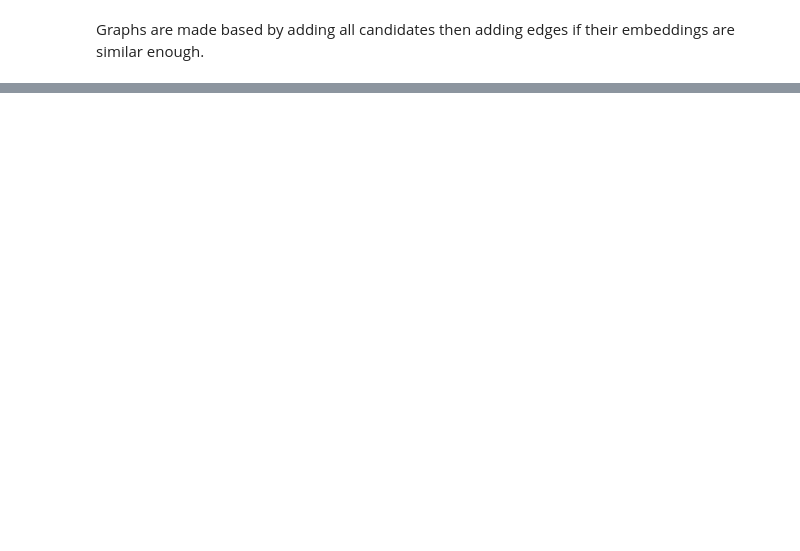
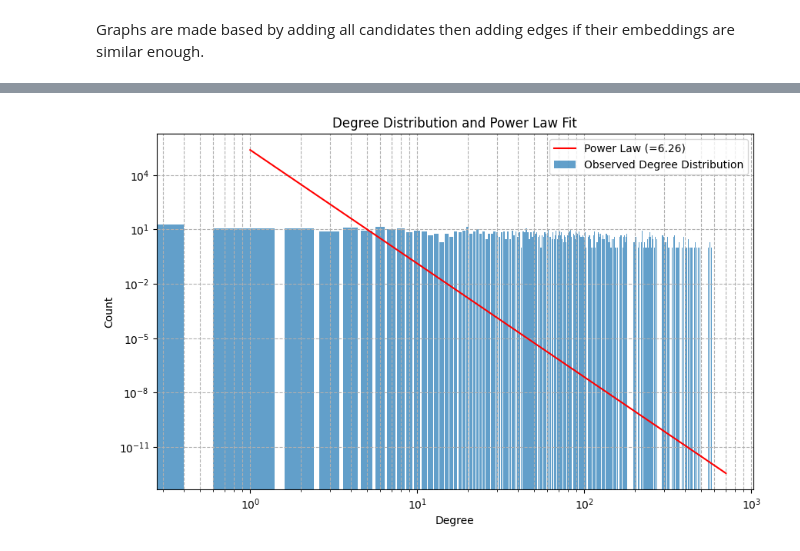
Before and after one commit to DylanMCullifer/NetworkScienceProject, a Jupyter notebook: Final_Project_NS.ipynb, the cells around one changed output, grey strips where cells are left out. Saved outputs shown, nothing was run; the diff lists cells and outputs as text; code cells hidden in the pictures; blank space fills up the shorter version.

```diff
--- a/Final_Project_NS.ipynb
+++ b/Final_Project_NS.ipynb
@@ -164,0 +260,12 @@ plt.show()
+# %%
+
+
+%pip install powerlaw
+import powerlaw
+
+fit = powerlaw.Fit(l, discrete=True) # discrete=True for integer degree values
+alpha2 = fit.power_law.alpha
+xmin = fit.power_law.xmin
+
+R, p = fit.distribution_compare('power_law', 'lognormal')
+print(f"Power-law vs Lognormal: R={R}, p={p}")
@@ -164,0 +294,30 @@ plt.show()
+# %%
+# Plot the degree distribution as a bar plot
+plt.figure(figsize=(10, 6))
+plt.bar(range(max(l)+1), count, align='center', alpha=0.7, label='Observed Degree Distribution')
+
+# Add the powerlaw function to the plot
+# Using the estimated alpha from cell zJlv0nOOyKlH
+xmin = xmin # Assuming xmin is 1 based on previous cell
+alpha = alpha2 # Using the calculated alpha value
+x = np.arange(xmin, max(l) + 1)
+# Avoid division by zero for x=0 if xmin is 0
+if xmin == 0:
+    x = np.arange(1, max(l) + 1)
+    powerlaw_y = (x**-alpha) * (len(l) * np.mean(l) / sum(x**-alpha)) # Scale to match sum of degrees
+else:
+    powerlaw_y = (x**-alpha) * (len(l) * np.mean(l) / sum(x**-alpha)) # Scale to match sum of degrees
+
+# Corrected label string for LaTeX
+plt.plot(x, powerlaw_y, 'r-', label=f'Power Law (={alpha:.2f})')
+
+plt.xlabel('Degree')
+plt.ylabel('Count')
+plt.title('Degree Distribution and Power Law Fit')
+plt.yscale('log')
+plt.xscale('log')
+plt.legend()
+plt.grid(True, which="both", ls="--")
+plt.show()
+# %% [output]
+[figure, added]
```
Also changed, not shown: parts of 18 cells of this notebook.
